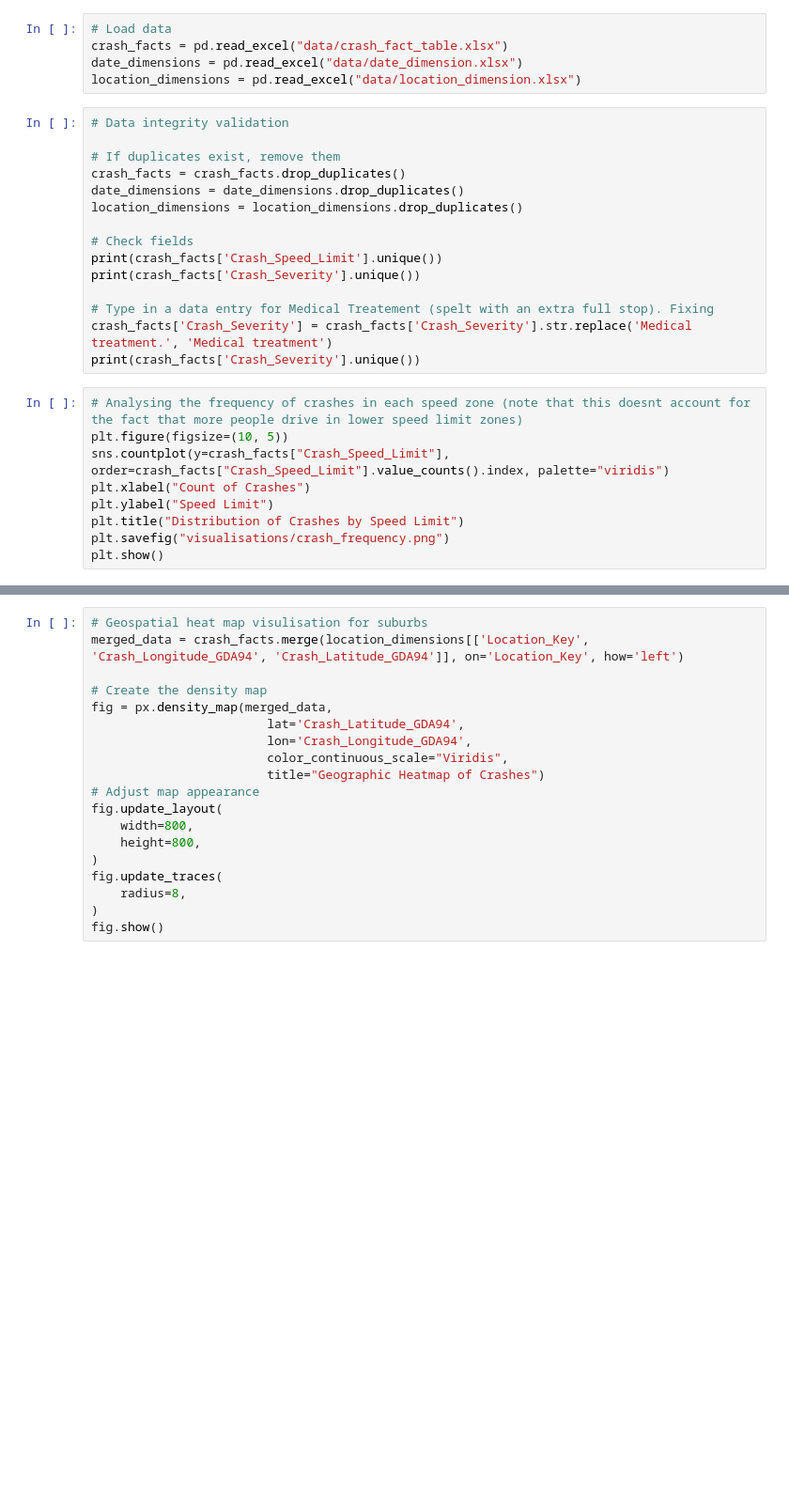
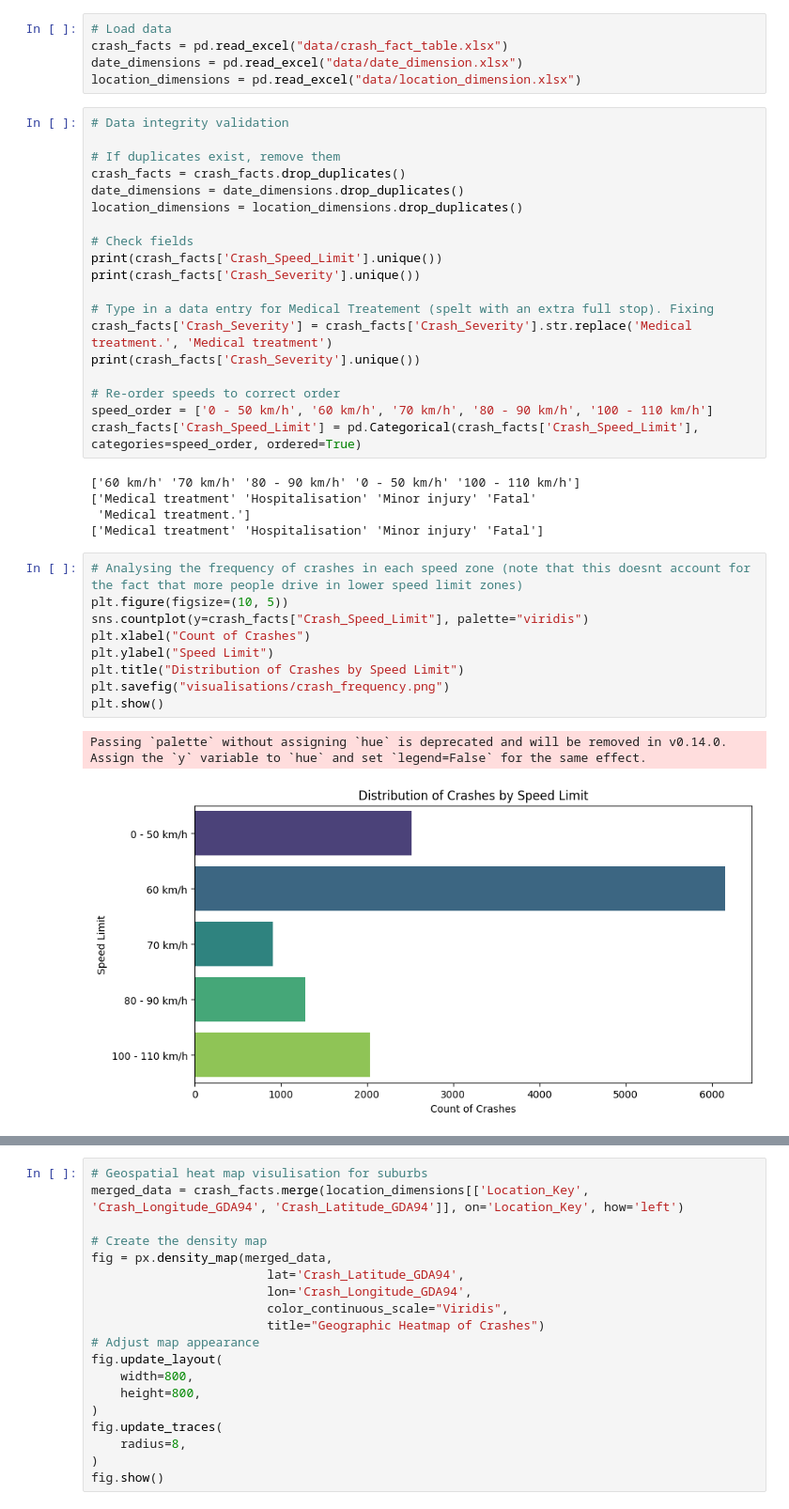
Before and after one commit to TrazZed/QLD2018-Crash-Data-Analysis, a Jupyter notebook: data_analysis.ipynb, the cells around one changed output, grey strips where cells are left out. Shown: that part at 94% size. Drawn from its saved outputs; the diff is of its cells as text; blank space fills up the shorter version.

Commit message:
Axis ordering for plots fixed to be increasing order of speed limit

```diff
--- a/data_analysis.ipynb
+++ b/data_analysis.ipynb
@@ -28,15 +28,27 @@ print(crash_facts['Crash_Severity'].unique())
 # Type in a data entry for Medical Treatement (spelt with an extra full stop). Fixing
 crash_facts['Crash_Severity'] = crash_facts['Crash_Severity'].str.replace('Medical treatment.', 'Medical treatment')
 print(crash_facts['Crash_Severity'].unique())
+
+# Re-order speeds to correct order
+speed_order = ['0 - 50 km/h', '60 km/h', '70 km/h', '80 - 90 km/h', '100 - 110 km/h']
+crash_facts['Crash_Speed_Limit'] = pd.Categorical(crash_facts['Crash_Speed_Limit'], categories=speed_order, ordered=True)
+# %% [output]
+['60 km/h' '70 km/h' '80 - 90 km/h' '0 - 50 km/h' '100 - 110 km/h']
+['Medical treatment' 'Hospitalisation' 'Minor injury' 'Fatal'
+ 'Medical treatment.']
+['Medical treatment' 'Hospitalisation' 'Minor injury' 'Fatal']
 # %%
 # Analysing the frequency of crashes in each speed zone (note that this doesnt account for the fact that more people drive in lower speed limit zones)
 plt.figure(figsize=(10, 5))
-sns.countplot(y=crash_facts["Crash_Speed_Limit"], order=crash_facts["Crash_Speed_Limit"].value_counts().index, palette="viridis")
+sns.countplot(y=crash_facts["Crash_Speed_Limit"], palette="viridis")
 plt.xlabel("Count of Crashes")
 plt.ylabel("Speed Limit")
 plt.title("Distribution of Crashes by Speed Limit")
 plt.savefig("visualisations/crash_frequency.png")
 plt.show()
+# %% [output]
+Passing `palette` without assigning `hue` is deprecated and will be removed in v0.14.0. Assign the `y` variable to `hue` and set `legend=False` for the same effect.
+[figure, added]
 # %%
 # Create pivot table for stacked bar chart
 severity_counts = crash_facts.pivot_table(index="Crash_Speed_Limit", columns="Crash_Severity", aggfunc="size", fill_value=0)
```
Also changed, not shown: parts of 4 cells of this notebook, 3 other files.
